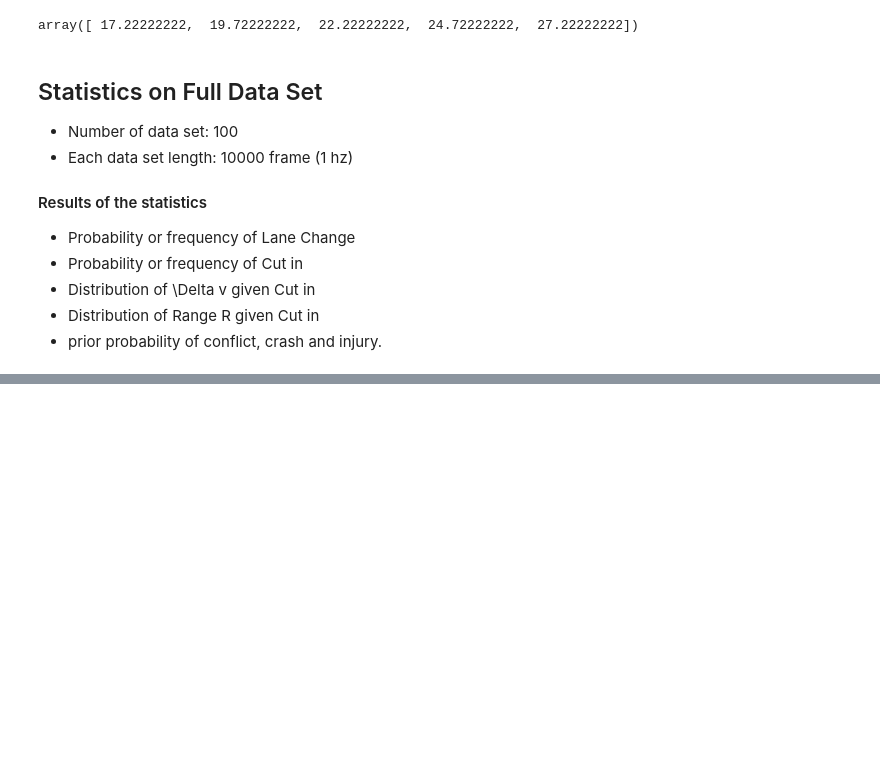
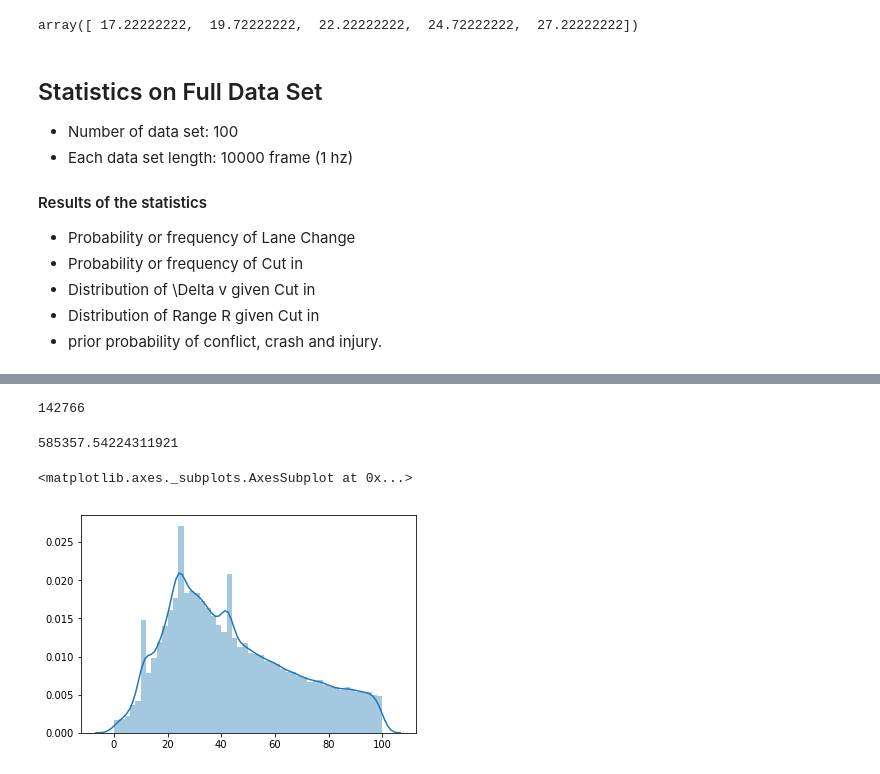
Before and after one commit to MoonBlvd/MDP_data_recording, a Jupyter notebook: simulation/statistic_levelk.ipynb, the cells around one changed output, grey strips where cells are left out. Saved outputs shown, nothing was run; the diff lists cells and outputs as text; code cells hidden in the pictures; blank space fills up the shorter version.

```diff
--- a/simulation/statistic_levelk.ipynb
+++ b/simulation/statistic_levelk.ipynb
@@ -340,7 +343,7 @@ car_length = 6
 accel = 2.5
 deccel = -2.5
 # %%
-file_path = '../data/cutin/*.csv'
+file_path = '../data/cutin/LaneChange31*'
 all_files = glob.glob(file_path)
 # %%
 def extract_data(data):
@@ -391,6 +394,6 @@ def compute_lane_change(action_all_cars):
             prev_action = action
 
     avg_LC = num_LC/num_cars # average lane change number per car per trajectory
-    avg_LC_per_km = avg_LC/total_travel_distance # average lane change per car per km
+#     avg_LC_per_km = avg_LC/total_travel_distance # average lane change per car per km
 #     avg_LC_per_km
     return num_LC
@@ -443,7 +471,7 @@ def compute_cut_in(cut_in,x_all_cars,y_all_cars,v_all_cars,action_all_cars):
                 same_lane_cars_x[closest_car] < max_care_headway:
                 # cut in from right
                 num_cutin += 1
-                cutin_type.append(1)
+                cut_in['type'].append(1)
             else:
                 continue
             cut_in['index'].append(i)
@@ -461,14 +489,16 @@ all_cut_in['distance'] = []
 all_cut_in['v_cutin'] = []
 all_cut_in['type'] = []
 all_cut_in['v_host'] = []
+total_mileage = 0
 for single_simulation in sorted(all_files):
     print(single_simulation)
     data = read_data(single_simulation)
     traj_length = data.shape[0]
     # data extraction
-    time, x_all_cars, y_all_cars, v_all_cars, action_all_cars = extract_data(data)
+    time, x_all_cars,y_all_cars, v_all_cars, action_all_cars = extract_data(data)
     # compute mileage of this simulation
     mileage = compute_mileage(action_all_cars, v_all_cars[:,0])
+    total_mileage += mileage
     # compute number of lane changes in this simulation
     num_LC = compute_lane_change(action_all_cars)
 
@@ -487,5 +517,5 @@ for single_simulation in sorted(all_files):
     all_cut_in['type'] = np.append(all_cut_in['type'],cut_in['type'])
     all_cut_in['v_host'] = np.append(all_cut_in['v_host'],cut_in['v_host'])
 
-    pdb.set_trace()
+#     pdb.set_trace()
 # %% [output]
@@ -512,0 +539,13 @@ array([ 45.])
+# %%
+len(all_cut_in['index'])
+# %% [output]
+142766
+# %%
+total_mileage*31
+# %% [output]
+585357.54224311921
+# %%
+sns.distplot(all_cut_in['distance'])
+# %% [output]
+<matplotlib.axes._subplots.AxesSubplot at 0x...>
+[figure, added]
```
Also changed, not shown: parts of 7 cells of this notebook.
